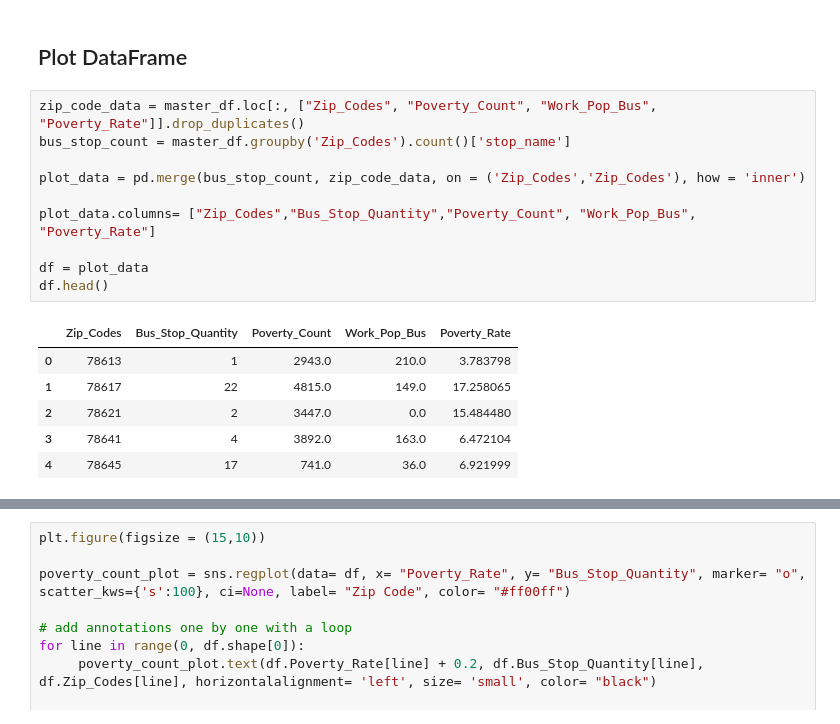
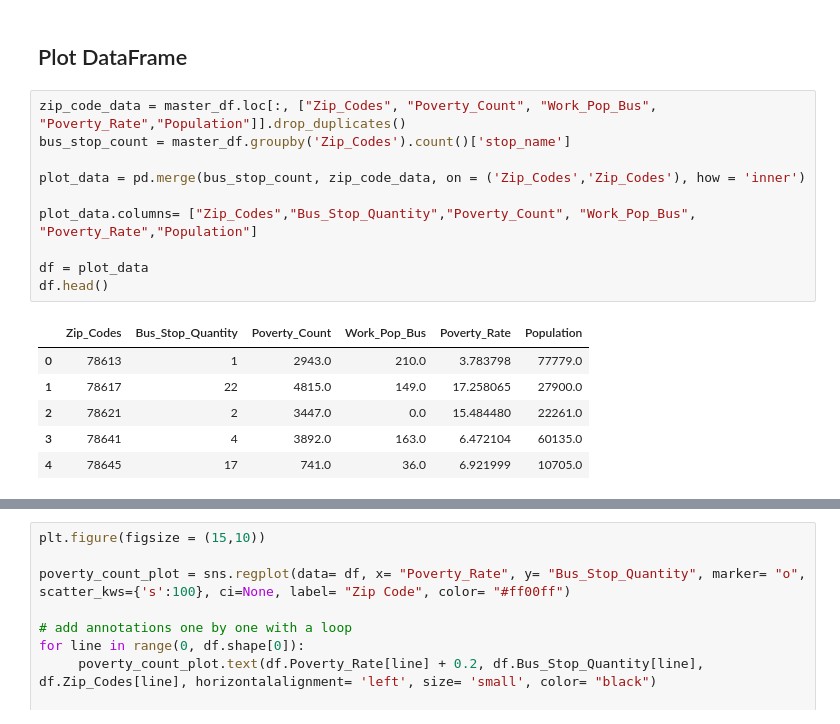
Before and after one commit to akkheyy/Project_1, a Jupyter notebook: Group_Project.ipynb, the cells around one changed output, grey strips where cells are left out. Drawn from its saved outputs; the diff is of its cells as text.

Commit message:
added Population vs Number of Bus Stops

```diff
--- a/Group_Project.ipynb
+++ b/Group_Project.ipynb
@@ -165,19 +167,19 @@ master_df
 # %% [markdown]
 ## Plot DataFrame
 # %%
-zip_code_data = master_df.loc[:, ["Zip_Codes", "Poverty_Count", "Work_Pop_Bus", "Poverty_Rate"]].drop_duplicates()
+zip_code_data = master_df.loc[:, ["Zip_Codes", "Poverty_Count", "Work_Pop_Bus", "Poverty_Rate","Population"]].drop_duplicates()
 bus_stop_count = master_df.groupby('Zip_Codes').count()['stop_name']
 
 plot_data = pd.merge(bus_stop_count, zip_code_data, on = ('Zip_Codes','Zip_Codes'), how = 'inner')
 
-plot_data.columns= ["Zip_Codes","Bus_Stop_Quantity","Poverty_Count", "Work_Pop_Bus", "Poverty_Rate"]
+plot_data.columns= ["Zip_Codes","Bus_Stop_Quantity","Poverty_Count", "Work_Pop_Bus", "Poverty_Rate","Population"]
 
 df = plot_data
 df.head()
 # %% [output]
-|  | Zip_Codes | Bus_Stop_Quantity | Poverty_Count | Work_Pop_Bus | Poverty_Rate |
-| 0 | 78613 | 1 | 2943.0 | 210.0 | 3.783798 |
-| 1 | 78617 | 22 | 4815.0 | 149.0 | 17.258065 |
-| 2 | 78621 | 2 | 3447.0 | 0.0 | 15.484480 |
-| 3 | 78641 | 4 | 3892.0 | 163.0 | 6.472104 |
-| 4 | 78645 | 17 | 741.0 | 36.0 | 6.921999 |
+|  | Zip_Codes | Bus_Stop_Quantity | Poverty_Count | Work_Pop_Bus | Poverty_Rate | Population |
+| 0 | 78613 | 1 | 2943.0 | 210.0 | 3.783798 | 77779.0 |
+| 1 | 78617 | 22 | 4815.0 | 149.0 | 17.258065 | 27900.0 |
+| 2 | 78621 | 2 | 3447.0 | 0.0 | 15.484480 | 22261.0 |
+| 3 | 78641 | 4 | 3892.0 | 163.0 | 6.472104 | 60135.0 |
+| 4 | 78645 | 17 | 741.0 | 36.0 | 6.921999 | 10705.0 |
```
Also changed, not shown: parts of 4 cells of this notebook.
